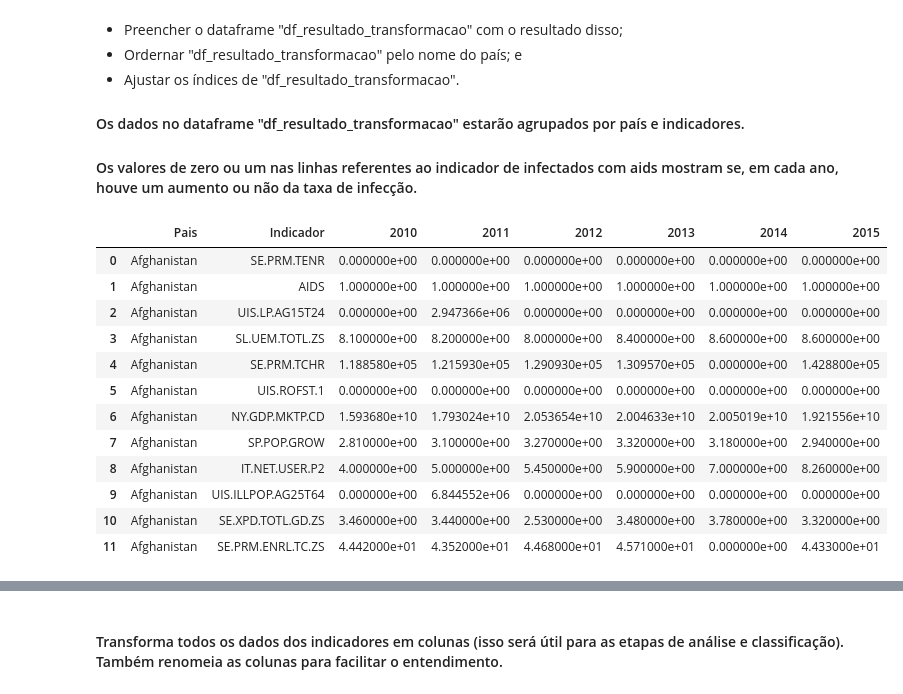
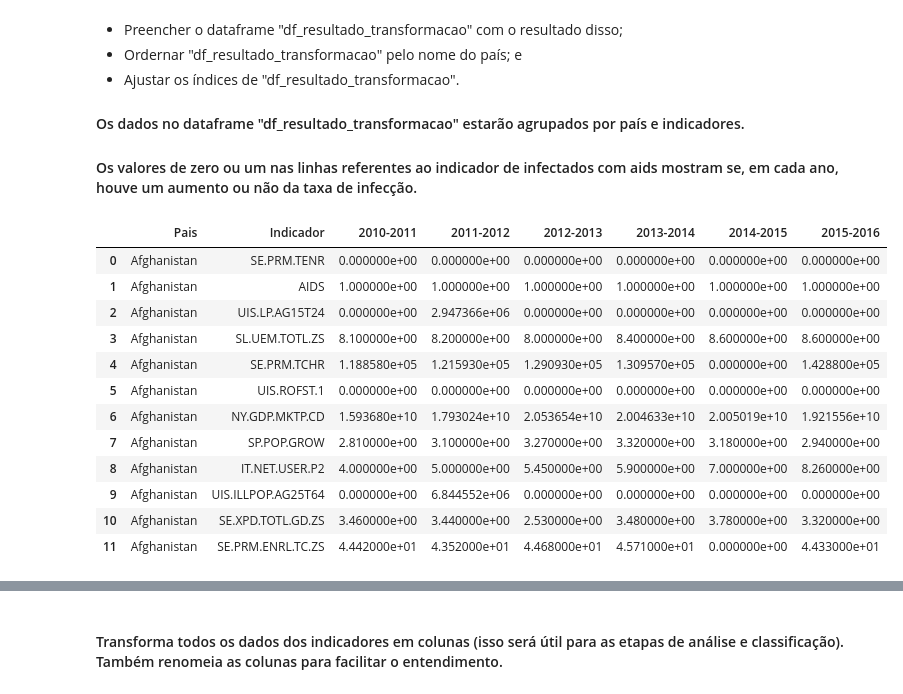
Before and after one commit to joaocvr/puc-minas-tcc, a Jupyter notebook: notebooks/4_transformacao_unificacao_datasets.ipynb, the cells around one changed output, grey strips where cells are left out. Saved outputs shown, nothing was run; the diff lists cells and outputs as text; code cells hidden in the pictures.

```diff
--- a/notebooks/4_transformacao_unificacao_datasets.ipynb
+++ b/notebooks/4_transformacao_unificacao_datasets.ipynb
@@ -148,7 +148,7 @@ df_aids_socioeconomicos.head(12)
 #### Os dados no dataframe "df_resultado_transformacao" estarão agrupados por país e indicadores.
 #### Os valores de zero ou um nas linhas referentes ao indicador de infectados com aids mostram se, em cada ano, houve um aumento ou não da taxa de infecção.
 # %%
-colunas_transformacao = ['Pais', 'Indicador', '2010', '2011', '2012', '2013', '2014', '2015']
+colunas_transformacao = ['Pais', 'Indicador', '2010-2011', '2011-2012', '2012-2013', '2013-2014', '2014-2015', '2015-2016']
 df_resultado_transformacao = pd.DataFrame(columns=colunas_transformacao)
 
 for pais in paises:
@@ -164,34 +164,34 @@ for pais in paises:
 
         if indicador == 'AIDS':
             valor_2010_2011 = 1 if int(df_2010_a_2016['2011'].iloc[index]) - int(df_2010_a_2016['2010'].iloc[index]) > 0 else 0
             valor_2011_2012 = 1 if int(df_2010_a_2016['2012'].iloc[index]) - int(df_2010_a_2016['2011'].iloc[index]) > 0 else 0
             valor_2012_2013 = 1 if int(df_2010_a_2016['2013'].iloc[index]) - int(df_2010_a_2016['2012'].iloc[index]) > 0 else 0
             valor_2013_2014 = 1 if int(df_2010_a_2016['2014'].iloc[index]) - int(df_2010_a_2016['2013'].iloc[index]) > 0 else 0
             valor_2014_2015 = 1 if int(df_2010_a_2016['2015'].iloc[index]) - int(df_2010_a_2016['2014'].iloc[index]) > 0 else 0
             valor_2015_2016 = 1 if int(df_2010_a_2016['2016'].iloc[index]) - int(df_2010_a_2016['2015'].iloc[index]) > 0 else 0
 
             valores = [pais, indicador, valor_2010_2011, valor_2011_2012, valor_2012_2013,
                        valor_2013_2014, valor_2014_2015, valor_2015_2016]
 
             df_auxiliar = pd.DataFrame([valores], columns=colunas_transformacao)
             df_auxiliar.index = range(df_auxiliar.shape[0])
             df_resultado_transformacao = pd.concat([df_auxiliar, df_resultado_transformacao])
 
         elif indicador in indicadores_socioeconomicos:
             valores = [pais, indicador]
             valores.extend(df_2010_a_2016.drop(columns=['2016']).iloc[index].values.tolist())
             df_auxiliar = pd.DataFrame([valores], columns=colunas_transformacao)
             df_auxiliar.index = range(df_auxiliar.shape[0])
             df_resultado_transformacao = pd.concat([df_auxiliar, df_resultado_transformacao])
 
 
 df_resultado_transformacao = df_resultado_transformacao.sort_values(['Pais'], ascending=[True])
 
 df_resultado_transformacao.index = range(df_resultado_transformacao.shape[0])
 
 df_resultado_transformacao.head(12)
 # %% [output]
-|  | Pais | Indicador | 2010 | 2011 | 2012 | 2013 | 2014 | 2015 |
+|  | Pais | Indicador | 2010-2011 | 2011-2012 | 2012-2013 | 2013-2014 | 2014-2015 | 2015-2016 |
 | 0 | Afghanistan | SE.PRM.TENR | 0.000000e+00 | 0.000000e+00 | 0.000000e+00 | 0.000000e+00 | 0.000000e+00 | 0.000000e+00 |
 | 1 | Afghanistan | AIDS | 1.000000e+00 | 1.000000e+00 | 1.000000e+00 | 1.000000e+00 | 1.000000e+00 | 1.000000e+00 |
 | 2 | Afghanistan | UIS.LP.AG15T24 | 0.000000e+00 | 2.947366e+06 | 0.000000e+00 | 0.000000e+00 | 0.000000e+00 | 0.000000e+00 |
```
Also changed, not shown: parts of 11 cells of this notebook, 10 other files.
